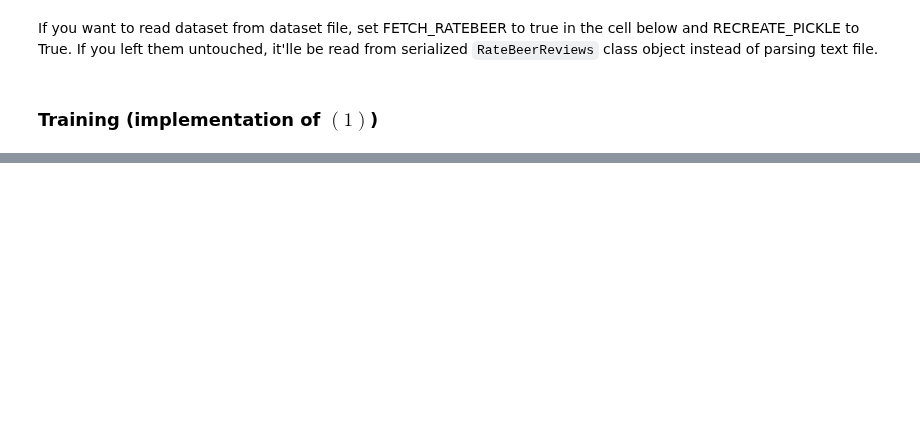
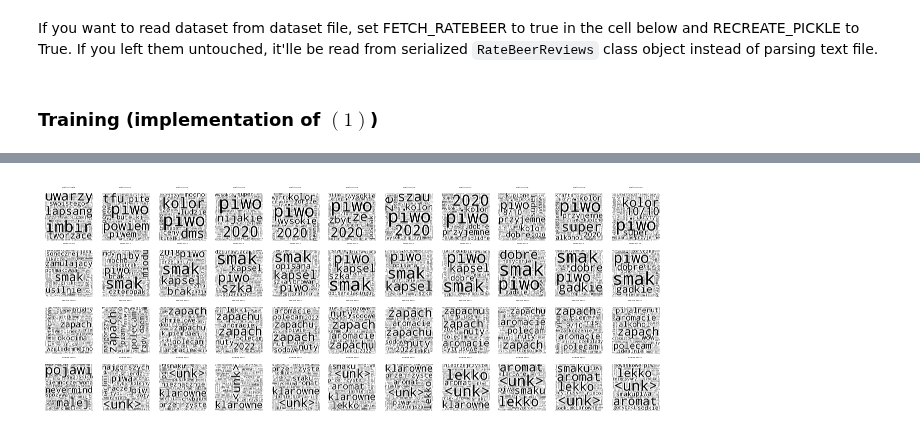
Before and after one commit to madziejm/1e100-ibu, a Jupyter notebook: 1e100ibu.ipynb, the cells around one changed output, grey strips where cells are left out. Drawn from its saved outputs; the diff is of its cells as text; code cells hidden in the pictures; blank space fills up the shorter version.

```diff
--- a/1e100ibu.ipynb
+++ b/1e100ibu.ipynb
@@ -786,6 +777,3 @@ with open('output', 'wb') as f:
 # %%
 # danger
 # model.ds.vocab.lookup_indices([0])
-# %%
-model = Model(rb) # single run
-# model.train()
@@ -792,3 +784,7 @@ model = Model(rb) # single run
+# %%
+model.word_clouds()
+# %% [output]
+[figure, added]
 # %%
 model.show_inference([
     'Good-looking bootle. Aroma is pretty astonishig. Sour and sweet palate profile. I like the taste very much. Overall I can recommend it to everyone.',
```
Also changed, not shown: parts of 17 cells of this notebook.
